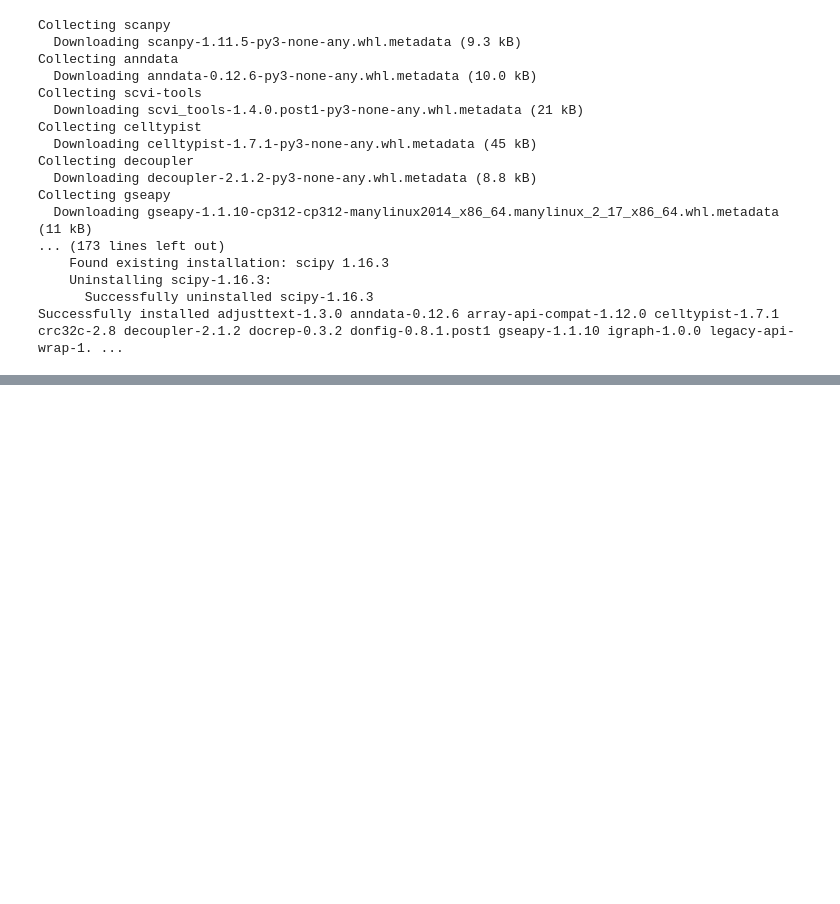
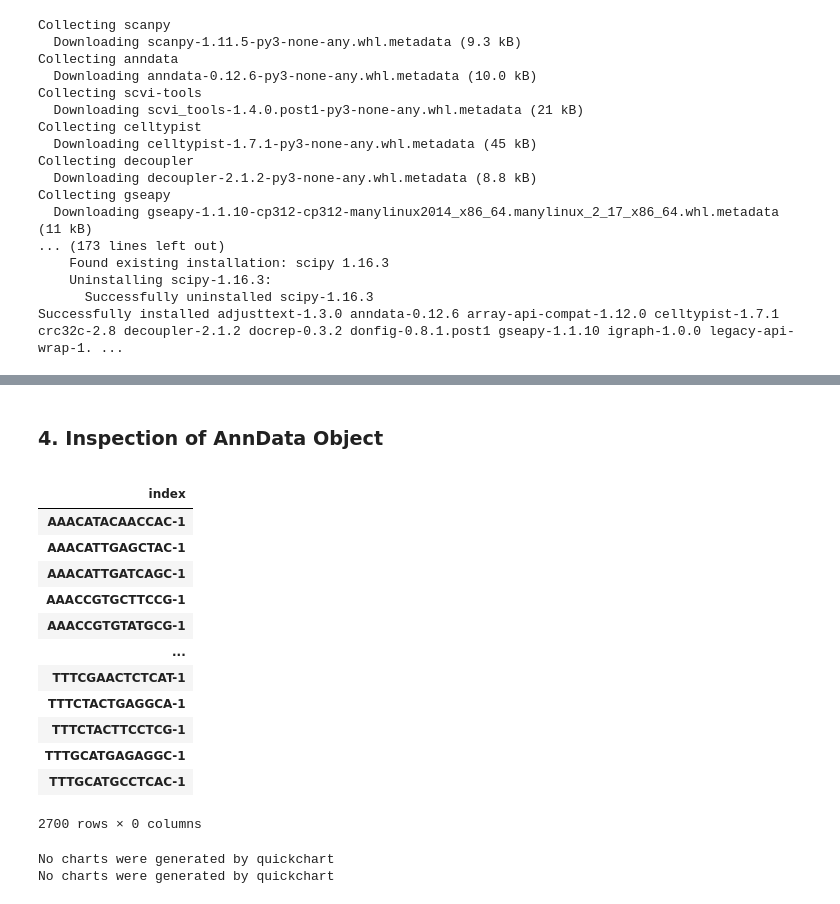
Before and after one commit to mahfuzenam/scRNA-seq-data-analysis, a Jupyter notebook: notebooks/scRNA-seq-data-analysis.ipynb, the cells around one changed output, grey strips where cells are left out. Cells and saved outputs as stored; diff of their text form; code cells hidden in the pictures; blank space fills up the shorter version.

```diff
--- a/notebooks/scRNA-seq-data-analysis.ipynb
+++ b/notebooks/scRNA-seq-data-analysis.ipynb
@@ -78,0 +130,22 @@ fatal: could not read Username for 'https://github.com': No such device or addre
+# %% [markdown]
+### 4. Inspection of AnnData Object
+# %%
+# List the cell names (all)
+adata.obs
+# %% [output]
+|  |
+| index |
+| AAACATACAACCAC-1 |
+| AAACATTGAGCTAC-1 |
+| AAACATTGATCAGC-1 |
+| AAACCGTGCTTCCG-1 |
+| AAACCGTGTATGCG-1 |
+| ... |
+| TTTCGAACTCTCAT-1 |
+| TTTCTACTGAGGCA-1 |
+| TTTCTACTTCCTCG-1 |
+| TTTGCATGAGAGGC-1 |
+| TTTGCATGCCTCAC-1 |
+2700 rows × 0 columns
+No charts were generated by quickchart
+No charts were generated by quickchart
```
Also changed, not shown: parts of 18 cells of this notebook.
